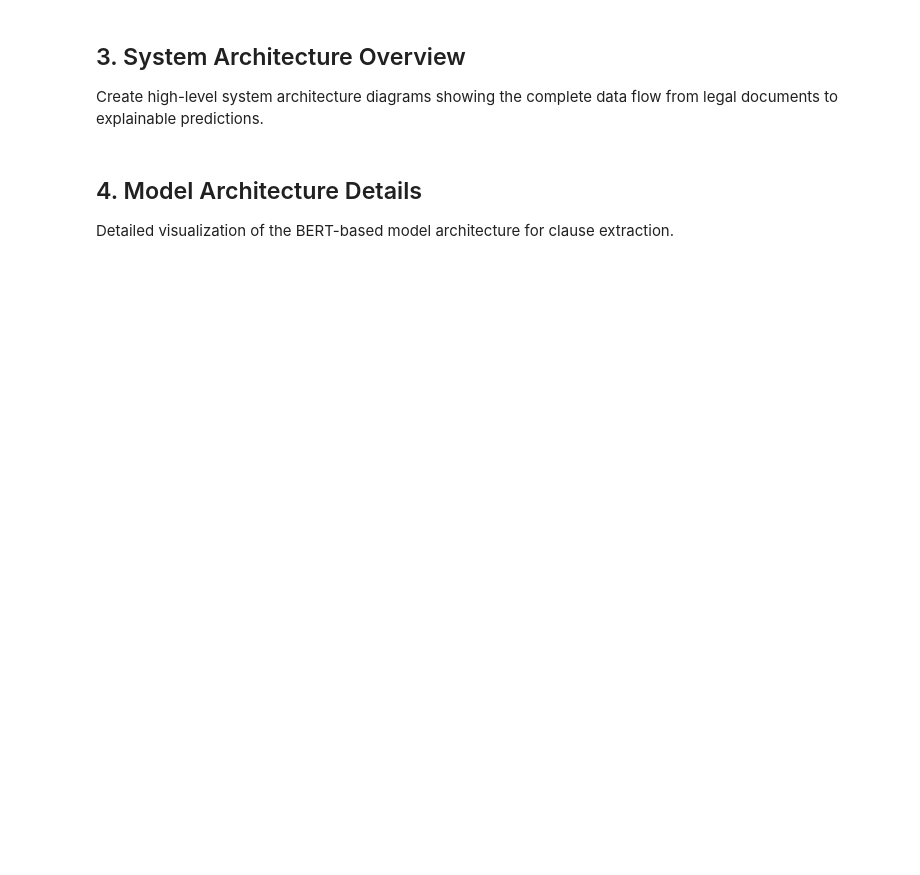
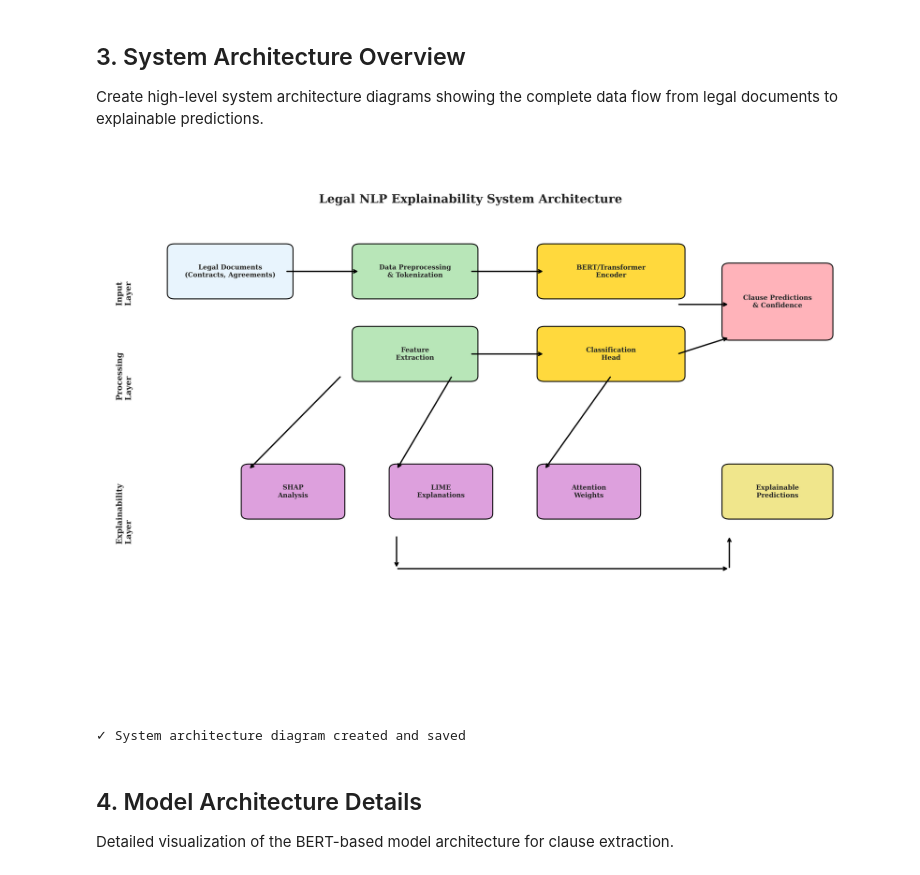
Before and after one commit to prgabriel/w266-project-legal-nlp-xai, a Jupyter notebook: visualizations/notebooks/architecture_visualizations.ipynb, the cells around one changed output. Cells and saved outputs as stored; diff of their text form; code cells hidden in the pictures; blank space fills up the shorter version.

```diff
--- a/visualizations/notebooks/architecture_visualizations.ipynb
+++ b/visualizations/notebooks/architecture_visualizations.ipynb
@@ -100,34 +106,34 @@ Create high-level system architecture diagrams showing the complete data flow fr
 def create_system_architecture():
     """Create comprehensive system architecture diagram."""
 
-    fig, ax = plt.subplots(1, 1, figsize=(16, 10))
+    fig, ax = plt.subplots(1, 1, figsize=(16, 12))
     ax.set_xlim(0, 10)
-    ax.set_ylim(0, 8)
+    ax.set_ylim(0, 10)
     ax.axis('off')
 
     # Define component positions and sizes
     components = [
         # Input Layer
-        {"name": "Legal Documents\n(Contracts, Agreements)", "pos": (1, 7), "size": (1.5, 0.8), "color": COLORS['input']},
+        {"name": "Legal Documents\n(Contracts, Agreements)", "pos": (1, 7.5), "size": (1.5, 0.8), "color": COLORS['input']},
 
         # Processing Layer
-        {"name": "Data Preprocessing\n& Tokenization", "pos": (3.5, 7), "size": (1.5, 0.8), "color": COLORS['processing']},
-        {"name": "Feature\nExtraction", "pos": (3.5, 5.5), "size": (1.5, 0.8), "color": COLORS['processing']},
+        {"name": "Data Preprocessing\n& Tokenization", "pos": (3.5, 7.5), "size": (1.5, 0.8), "color": COLORS['processing']},
+        {"name": "Feature\nExtraction", "pos": (3.5, 6), "size": (1.5, 0.8), "color": COLORS['processing']},
 
         # Model Layer
-        {"name": "BERT/Transformer\nEncoder", "pos": (6, 7), "size": (1.8, 0.8), "color": COLORS['model']},
-        {"name": "Classification\nHead", "pos": (6, 5.5), "size": (1.8, 0.8), "color": COLORS['model']},
+        {"name": "BERT/Transformer\nEncoder", "pos": (6, 7.5), "size": (1.8, 0.8), "color": COLORS['model']},
+        {"name": "Classification\nHead", "pos": (6, 6), "size": (1.8, 0.8), "color": COLORS['model']},
 
         # Output Layer
-        {"name": "Clause Predictions\n& Confidence", "pos": (8.5, 6.25), "size": (1.3, 1.2), "color": COLORS['output']},
+        {"name": "Clause Predictions\n& Confidence", "pos": (8.5, 6.75), "size": (1.3, 1.2), "color": COLORS['output']},
 
         # Explainability Layer
-        {"name": "SHAP\nAnalysis", "pos": (2, 3), "size": (1.2, 0.8), "color": COLORS['explainability']},
-        {"name": "LIME\nExplanations", "pos": (4, 3), "size": (1.2, 0.8), "color": COLORS['explainability']},
-        {"name": "Attention\nWeights", "pos": (6, 3), "size": (1.2, 0.8), "color": COLORS['explainability']},
+        {"name": "SHAP\nAnalysis", "pos": (2, 3.5), "size": (1.2, 0.8), "color": COLORS['explainability']},
+        {"name": "LIME\nExplanations", "pos": (4, 3.5), "size": (1.2, 0.8), "color": COLORS['explainability']},
+        {"name": "Attention\nWeights", "pos": (6, 3.5), "size": (1.2, 0.8), "color": COLORS['explainability']},
 
         # Final Output
-        {"name": "Explainable\nPredictions", "pos": (8.5, 3), "size": (1.3, 0.8), "color": COLORS['deployment']},
+        {"name": "Explainable\nPredictions", "pos": (8.5, 3.5), "size": (1.3, 0.8), "color": COLORS['deployment']},
     ]
 
     # Draw components
@@ -153,51 +159,54 @@ def create_system_architecture():
     # Define connections (arrows)
     arrows = [
         # Main flow
-        ((2.5, 7.4), (3.5, 7.4)),  # Documents → Preprocessing
-        ((5, 7.4), (6, 7.4)),      # Preprocessing → BERT
-        ((5, 5.9), (6, 5.9)),      # Features → Classification
-        ((7.8, 6.8), (8.5, 6.8)),  # BERT → Predictions
-        ((7.8, 5.9), (8.5, 6.2)),  # Classification → Predictions
+        ((2.5, 7.9), (3.5, 7.9)),  # Documents → Preprocessing
+        ((5, 7.9), (6, 7.9)),      # Preprocessing → BERT
+        ((5, 6.4), (6, 6.4)),      # Features → Classification
+        ((7.8, 7.3), (8.5, 7.3)),  # BERT → Predictions
+        ((7.8, 6.4), (8.5, 6.7)),  # Classification → Predictions
 
-        # Explainability connections
-        ((6.9, 5.5), (6.6, 3.8)),  # Classification → Attention
-        ((4.75, 5.5), (4.6, 3.8)), # Features → LIME
-        ((3.5, 6.6), (2.6, 3.8)),  # Preprocessing → SHAP
+        # Explainability connections from processing/model layers
+        ((6.9, 6.0), (6.0, 4.3)),  # Classification → Attention
+        ((4.75, 6.0), (4.0, 4.3)), # Features → LIME
+        ((3.25, 6.0), (2.0, 4.3)), # Features → SHAP
 
-        # To final output
-        ((3.2, 3.4), (8.5, 3.4)),  # SHAP → Final
-        ((5.2, 3.4), (8.5, 3.4)),  # LIME → Final
-        ((7.2, 3.4), (8.5, 3.4)),  # Attention → Final
+        # Single branch from explainability layer to final output
+        ((4, 3.1), (4, 2.5)),      # Vertical line down from center
+        ((4, 2.5), (8.5, 2.5)),    # Horizontal line to explainable predictions
+        ((8.5, 2.5), (8.5, 3.1)),  # Vertical line up to explainable predictions
     ]
 
     # Draw arrows
     for start, end in arrows:
         ax.annotate('', xy=end, xytext=start,
                    arrowprops=dict(arrowstyle='->', lw=2, color='black'))
 
     # Add title
-    ax.text(5, 7.8, 'Legal NLP Explainability System Architecture',
+    ax.text(5, 9.2, 'Legal NLP Explainability System Architecture',
             ha='center', va='center', fontsize=18, fontweight='bold')
 
     # Add layer labels
-    ax.text(0.2, 7, 'Input\nLayer', ha='left', va='center', fontsize=12,
+    ax.text(0.2, 7.5, 'Input\nLayer', ha='left', va='center', fontsize=12,
             fontweight='bold', rotation=90)
-    ax.text(0.2, 5.5, 'Processing\nLayer', ha='left', va='center', fontsize=12,
+    ax.text(0.2, 6, 'Processing\nLayer', ha='left', va='center', fontsize=12,
             fontweight='bold', rotation=90)
-    ax.text(0.2, 3, 'Explainability\nLayer', ha='left', va='center', fontsize=12,
+    ax.text(0.2, 3.5, 'Explainability\nLayer', ha='left', va='center', fontsize=12,
             fontweight='bold', rotation=90)
 
     plt.tight_layout()
 
     # Save figure
     plt.savefig(output_dir / 'system_architecture.pdf', bbox_inches='tight', dpi=300)
     plt.savefig(output_dir / 'system_architecture.png', bbox_inches='tight', dpi=300)
 
     plt.show()
     print("✓ System architecture diagram created and saved")
 
 # Create the diagram
 create_system_architecture()
+# %% [output]
+[figure, added]
+✓ System architecture diagram created and saved
 # %% [markdown]
 ## 4. Model Architecture Details
 
```
Also changed, not shown: parts of 7 cells of this notebook, 9 other files.
